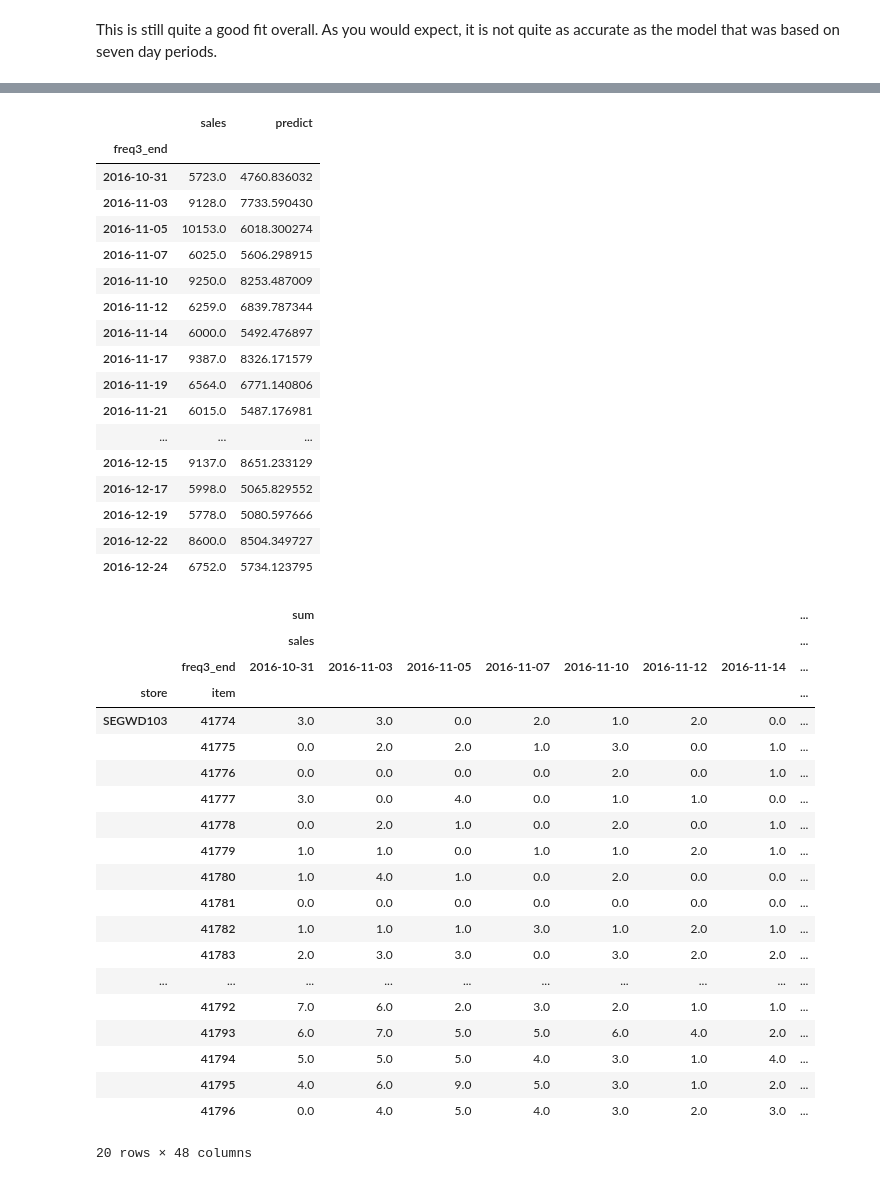
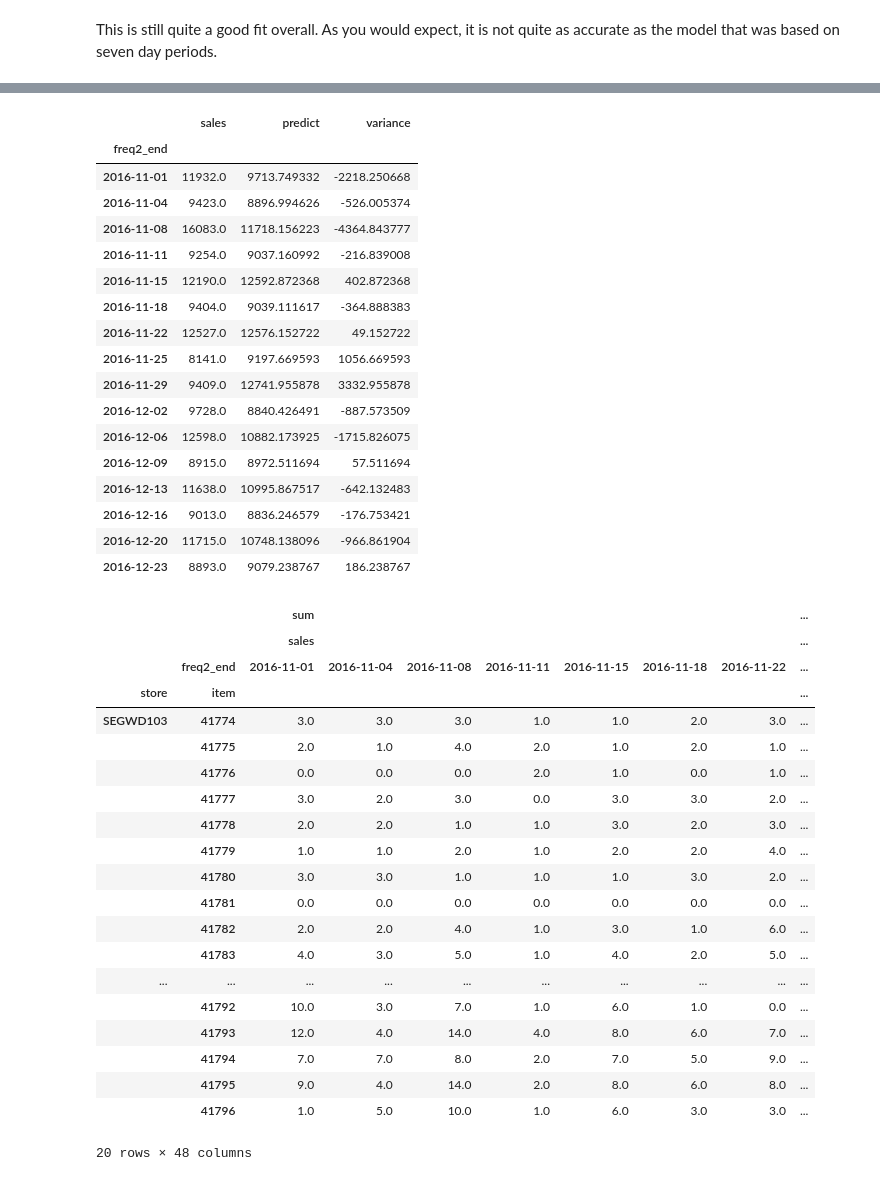
Before and after one commit to CalebEverett/store_model, a Jupyter notebook: store_model_2.ipynb, the cells around one changed output, grey strips where cells are left out. Drawn from its saved outputs; the diff is of its cells as text; code cells hidden in the pictures.

Commit message:
added variance to final output

```diff
--- a/store_model_2.ipynb
+++ b/store_model_2.ipynb
@@ -261,6 +261,6 @@ def calc_trailing(orders_per_week):
 
     return df_final.groupby(g).sum()
 # %%
-df_final = calc_trailing(3)
+df_final = calc_trailing(2)
 df_final.head(10)
 # %% [output]
@@ -392,7 +392,7 @@ y_test = data_test.iloc[:,0].as_matrix()
 This is where we actually train the model. I ran it for 200 iterations - more won't likely increase the predictive power of the model, but there are some other diagnostics we can run to see what other improvements we can make.
 # %%
 from sklearn import linear_model
-clf = linear_model.SGDRegressor(n_iter=50)
+clf = linear_model.SGDRegressor(n_iter=200)
 clf.fit(X_train, y_train)
 # %% [output]
 SGDRegressor(alpha=0.0001, average=False, epsilon=0.1, eta0=0.01,
@@ -424,5 +424,6 @@ This is still quite a good fit overall. As you would expect, it is not quite as
 data_predict = data_test.iloc[:,:5]
 data_predict[freq_avg] = data[freq_avg] * std + mu
 data_predict['predict'] = predict
+data_predict['variance'] = predict - data_predict['sales']
 data_predict.head()
 # %% [output]
@@ -438,50 +439,50 @@ py.iplot(data_predict.groupby('freq3_end').sum()[['sales', 'predict']].iplot(asF
 # %% [output]
 [interactive output not drawn]
 # %%
-data_predict.groupby('freq3_end').sum()[['sales', 'predict']]
+data_predict.groupby(freq).sum()[['sales', 'predict', 'variance']]
 # %% [output]
-|  | sales | predict |
-| freq3_end |  |  |
-| 2016-10-31 | 5723.0 | 4760.836032 |
-| 2016-11-03 | 9128.0 | 7733.590430 |
-| 2016-11-05 | 10153.0 | 6018.300274 |
-| 2016-11-07 | 6025.0 | 5606.298915 |
-| 2016-11-10 | 9250.0 | 8253.487009 |
-| 2016-11-12 | 6259.0 | 6839.787344 |
-| 2016-11-14 | 6000.0 | 5492.476897 |
-| 2016-11-17 | 9387.0 | 8326.171579 |
-| 2016-11-19 | 6564.0 | 6771.140806 |
-| 2016-11-21 | 6015.0 | 5487.176981 |
-| ... | ... | ... |
-| 2016-12-15 | 9137.0 | 8651.233129 |
-| 2016-12-17 | 5998.0 | 5065.829552 |
-| 2016-12-19 | 5778.0 | 5080.597666 |
-| 2016-12-22 | 8600.0 | 8504.349727 |
-| 2016-12-24 | 6752.0 | 5734.123795 |
+|  | sales | predict | variance |
+| freq2_end |  |  |  |
+| 2016-11-01 | 11932.0 | 9713.749332 | -2218.250668 |
+| 2016-11-04 | 9423.0 | 8896.994626 | -526.005374 |
+| 2016-11-08 | 16083.0 | 11718.156223 | -4364.843777 |
+| 2016-11-11 | 9254.0 | 9037.160992 | -216.839008 |
+| 2016-11-15 | 12190.0 | 12592.872368 | 402.872368 |
+| 2016-11-18 | 9404.0 | 9039.111617 | -364.888383 |
+| 2016-11-22 | 12527.0 | 12576.152722 | 49.152722 |
+| 2016-11-25 | 8141.0 | 9197.669593 | 1056.669593 |
+| 2016-11-29 | 9409.0 | 12741.955878 | 3332.955878 |
+| 2016-12-02 | 9728.0 | 8840.426491 | -887.573509 |
+| 2016-12-06 | 12598.0 | 10882.173925 | -1715.826075 |
+| 2016-12-09 | 8915.0 | 8972.511694 | 57.511694 |
+| 2016-12-13 | 11638.0 | 10995.867517 | -642.132483 |
+| 2016-12-16 | 9013.0 | 8836.246579 | -176.753421 |
+| 2016-12-20 | 11715.0 | 10748.138096 | -966.861904 |
+| 2016-12-23 | 8893.0 | 9079.238767 | 186.238767 |
 # %%
-pivot = pd.pivot_table(data_predict,index=['store','item'],columns=[freq],values=['sales', 'predict'],aggfunc=[np.sum])
+pivot = pd.pivot_table(data_predict,index=['store','item'],columns=[freq],values=['sales', 'predict', 'variance'],aggfunc=[np.sum])
 pivot.head(20)
 # %% [output]
 |  |  | sum |  |  |  |  |  |  | ... |
 |  |  | sales |  |  |  |  |  |  | ... |
-|  | freq3_end | 2016-10-31 | 2016-11-03 | 2016-11-05 | 2016-11-07 | 2016-11-10 | 2016-11-12 | 2016-11-14 | ... |
+|  | freq2_end | 2016-11-01 | 2016-11-04 | 2016-11-08 | 2016-11-11 | 2016-11-15 | 2016-11-18 | 2016-11-22 | ... |
 | store | item |  |  |  |  |  |  |  | ... |
-| SEGWD103 | 41774 | 3.0 | 3.0 | 0.0 | 2.0 | 1.0 | 2.0 | 0.0 | ... |
-|  | 41775 | 0.0 | 2.0 | 2.0 | 1.0 | 3.0 | 0.0 | 1.0 | ... |
-|  | 41776 | 0.0 | 0.0 | 0.0 | 0.0 | 2.0 | 0.0 | 1.0 | ... |
-|  | 41777 | 3.0 | 0.0 | 4.0 | 0.0 | 1.0 | 1.0 | 0.0 | ... |
-|  | 41778 | 0.0 | 2.0 | 1.0 | 0.0 | 2.0 | 0.0 | 1.0 | ... |
-|  | 41779 | 1.0 | 1.0 | 0.0 | 1.0 | 1.0 | 2.0 | 1.0 | ... |
-|  | 41780 | 1.0 | 4.0 | 1.0 | 0.0 | 2.0 | 0.0 | 0.0 | ... |
+| SEGWD103 | 41774 | 3.0 | 3.0 | 3.0 | 1.0 | 1.0 | 2.0 | 3.0 | ... |
+|  | 41775 | 2.0 | 1.0 | 4.0 | 2.0 | 1.0 | 2.0 | 1.0 | ... |
+|  | 41776 | 0.0 | 0.0 | 0.0 | 2.0 | 1.0 | 0.0 | 1.0 | ... |
+|  | 41777 | 3.0 | 2.0 | 3.0 | 0.0 | 3.0 | 3.0 | 2.0 | ... |
+|  | 41778 | 2.0 | 2.0 | 1.0 | 1.0 | 3.0 | 2.0 | 3.0 | ... |
+|  | 41779 | 1.0 | 1.0 | 2.0 | 1.0 | 2.0 | 2.0 | 4.0 | ... |
+|  | 41780 | 3.0 | 3.0 | 1.0 | 1.0 | 1.0 | 3.0 | 2.0 | ... |
 |  | 41781 | 0.0 | 0.0 | 0.0 | 0.0 | 0.0 | 0.0 | 0.0 | ... |
-|  | 41782 | 1.0 | 1.0 | 1.0 | 3.0 | 1.0 | 2.0 | 1.0 | ... |
-|  | 41783 | 2.0 | 3.0 | 3.0 | 0.0 | 3.0 | 2.0 | 2.0 | ... |
+|  | 41782 | 2.0 | 2.0 | 4.0 | 1.0 | 3.0 | 1.0 | 6.0 | ... |
+|  | 41783 | 4.0 | 3.0 | 5.0 | 1.0 | 4.0 | 2.0 | 5.0 | ... |
 | ... | ... | ... | ... | ... | ... | ... | ... | ... | ... |
-|  | 41792 | 7.0 | 6.0 | 2.0 | 3.0 | 2.0 | 1.0 | 1.0 | ... |
-|  | 41793 | 6.0 | 7.0 | 5.0 | 5.0 | 6.0 | 4.0 | 2.0 | ... |
-|  | 41794 | 5.0 | 5.0 | 5.0 | 4.0 | 3.0 | 1.0 | 4.0 | ... |
-|  | 41795 | 4.0 | 6.0 | 9.0 | 5.0 | 3.0 | 1.0 | 2.0 | ... |
-|  | 41796 | 0.0 | 4.0 | 5.0 | 4.0 | 3.0 | 2.0 | 3.0 | ... |
+|  | 41792 | 10.0 | 3.0 | 7.0 | 1.0 | 6.0 | 1.0 | 0.0 | ... |
+|  | 41793 | 12.0 | 4.0 | 14.0 | 4.0 | 8.0 | 6.0 | 7.0 | ... |
+|  | 41794 | 7.0 | 7.0 | 8.0 | 2.0 | 7.0 | 5.0 | 9.0 | ... |
+|  | 41795 | 9.0 | 4.0 | 14.0 | 2.0 | 8.0 | 6.0 | 8.0 | ... |
+|  | 41796 | 1.0 | 5.0 | 10.0 | 1.0 | 6.0 | 3.0 | 3.0 | ... |
 20 rows × 48 columns
 # %%
 pivot.to_csv('pivot_' + freq + '.csv')
```
Also changed, not shown: parts of 8 cells of this notebook.
